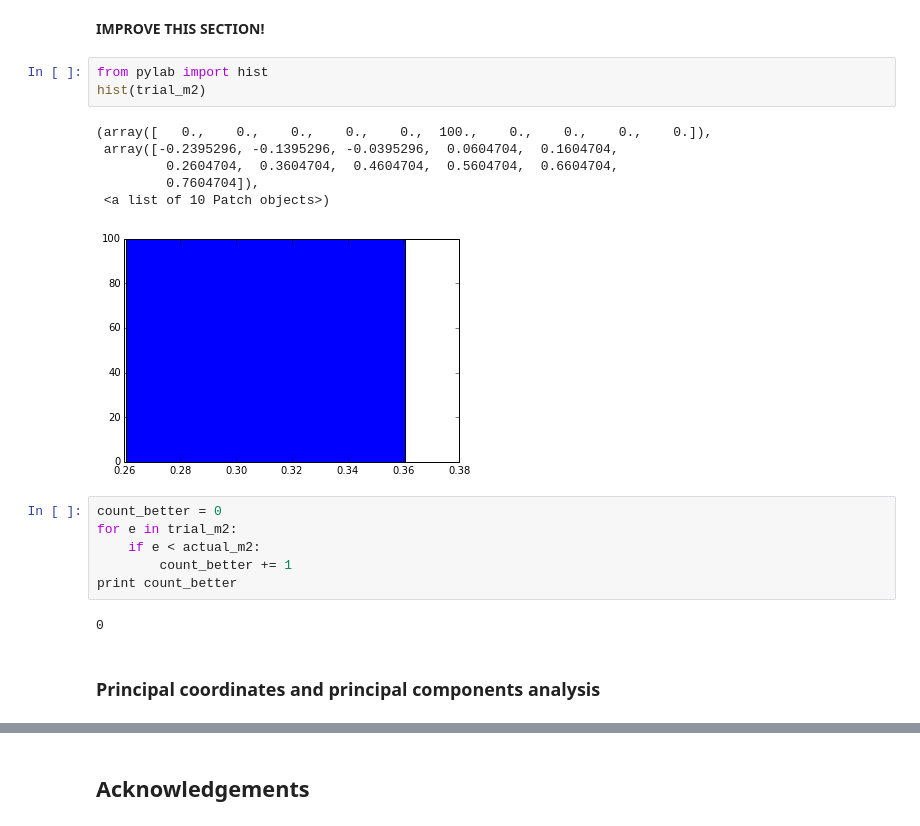
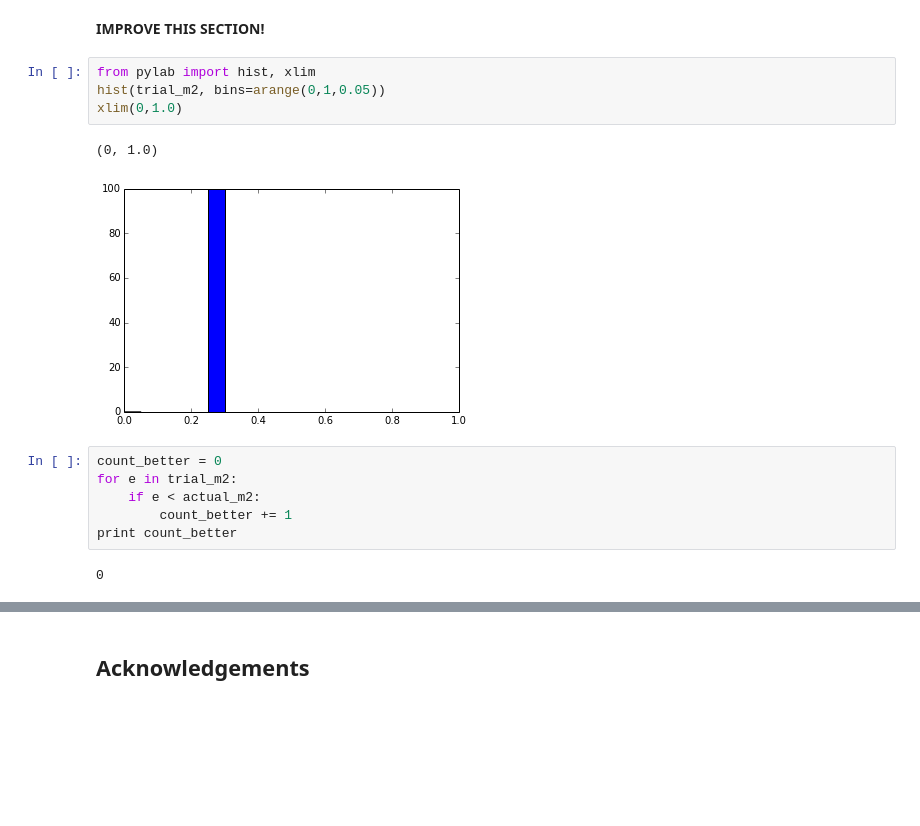
Before and after one commit to applied-bioinformatics/An-Introduction-To-Applied-Bioinformatics, a Jupyter notebook: applications/1-biological-diversity.ipynb, the cells around one changed output, grey strips where cells are left out. Saved outputs shown, nothing was run; the diff lists cells and outputs as text; blank space fills up the shorter version.

```diff
--- a/applications/1-biological-diversity.ipynb
+++ b/applications/1-biological-diversity.ipynb
@@ -1144,15 +1158,12 @@ for i in range(100):
 # %% [markdown]
 **IMPROVE THIS SECTION!**
 # %%
-from pylab import hist
-hist(trial_m2)
+from pylab import hist, xlim
+hist(trial_m2, bins=arange(0,1,0.05))
+xlim(0,1.0)
 # %% [output]
-(array([   0.,    0.,    0.,    0.,    0.,  100.,    0.,    0.,    0.,    0.]),
- array([-0.2395296, -0.1395296, -0.0395296,  0.0604704,  0.1604704,
-         0.2604704,  0.3604704,  0.4604704,  0.5604704,  0.6604704,
-         0.7604704]),
- <a list of 10 Patch objects>)
+(0, 1.0)
-[figure, old version]
+[figure, new version]
 # %%
 count_better = 0
 for e in trial_m2:
@@ -1161,5 +1172,3 @@ for e in trial_m2:
 print count_better
 # %% [output]
 0
-# %% [markdown]
-### Principal coordinates and principal components analysis
```
Also changed, not shown: parts of 7 cells of this notebook.
